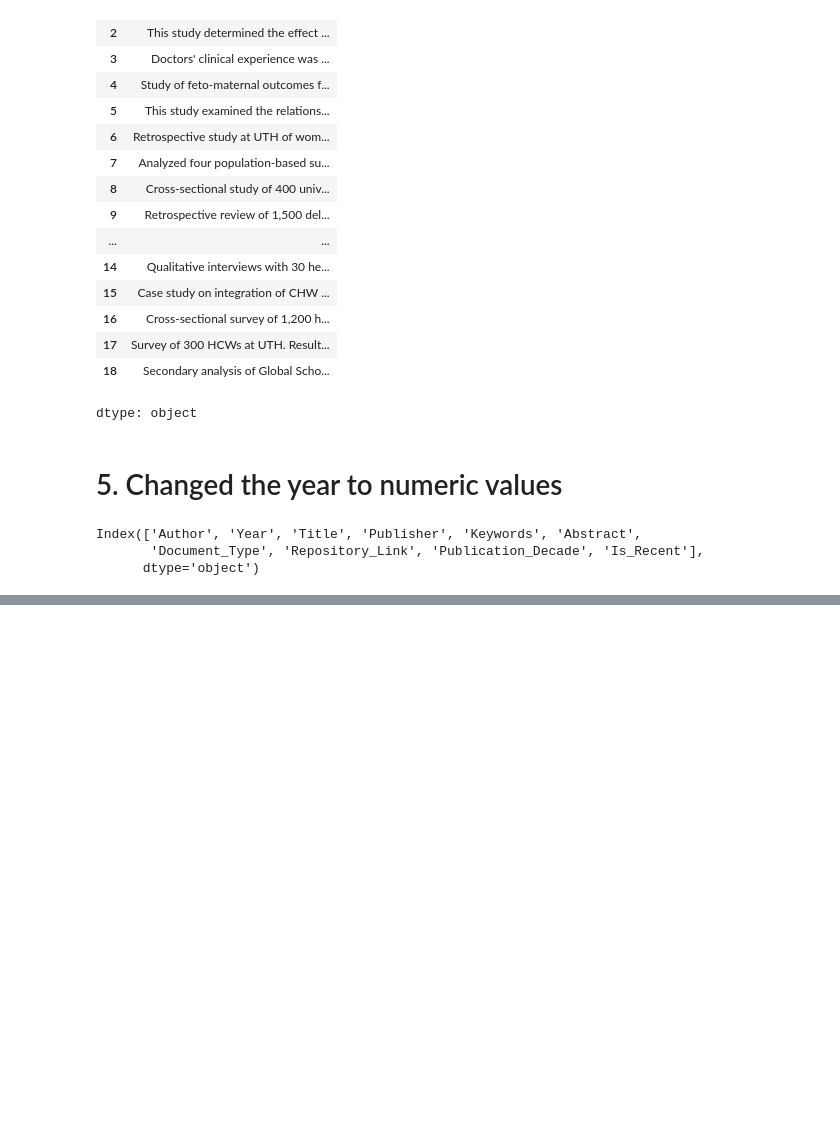
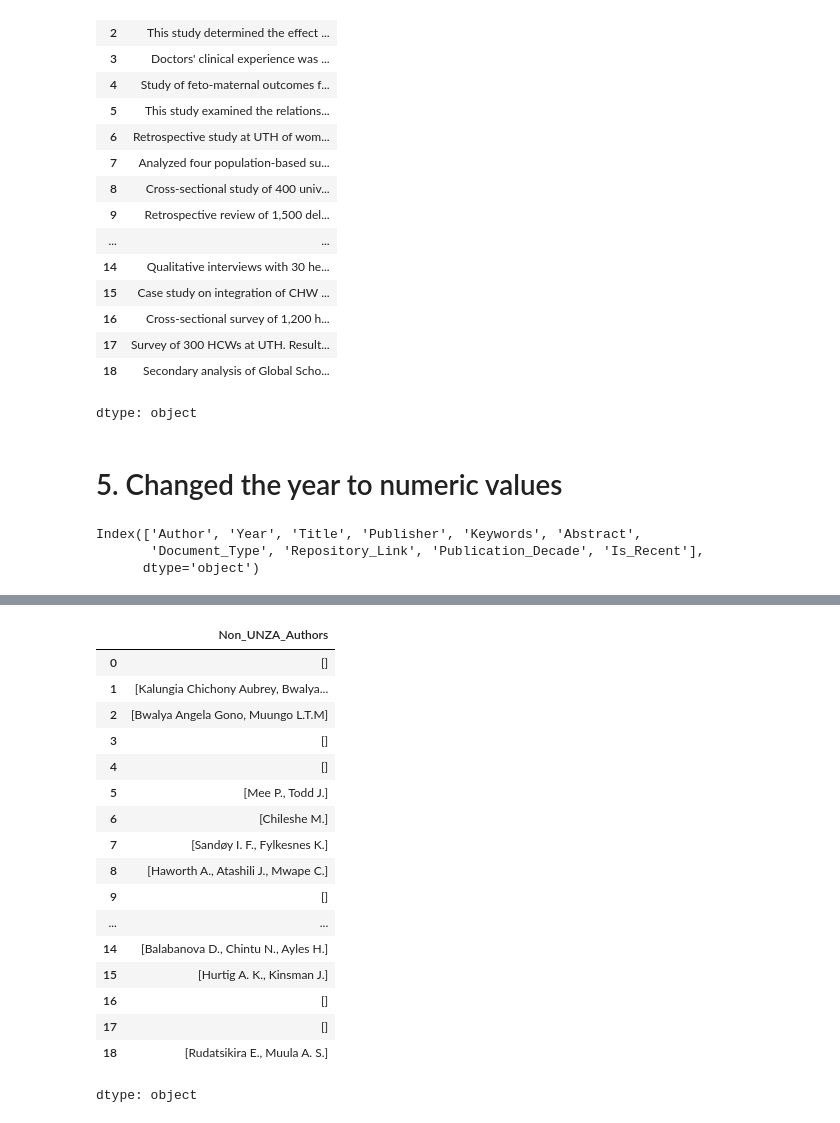
Before and after one commit to JakeSparrow1/project_team_20, a Jupyter notebook: shared_group_notebook.ipynb, the cells around one changed output, grey strips where cells are left out. Cells and saved outputs as stored; diff of their text form; code cells hidden in the pictures; blank space fills up the shorter version.

Commit message:
[DP] refined dataset for feature engineering. Target unza author name

```diff
--- a/shared_group_notebook.ipynb
+++ b/shared_group_notebook.ipynb
@@ -393,0 +464,21 @@ Index(['Author', 'Year', 'Title', 'Publisher', 'Keywords', 'Abstract',
+# %%
+df.Non_UNZA_Authors
+# %% [output]
+|  | Non_UNZA_Authors |
+| 0 | [] |
+| 1 | [Kalungia Chichony Aubrey, Bwalya... |
+| 2 | [Bwalya Angela Gono, Muungo L.T.M] |
+| 3 | [] |
+| 4 | [] |
+| 5 | [Mee P., Todd J.] |
+| 6 | [Chileshe M.] |
+| 7 | [Sandøy I. F., Fylkesnes K.] |
+| 8 | [Haworth A., Atashili J., Mwape C.] |
+| 9 | [] |
+| ... | ... |
+| 14 | [Balabanova D., Chintu N., Ayles H.] |
+| 15 | [Hurtig A. K., Kinsman J.] |
+| 16 | [] |
+| 17 | [] |
+| 18 | [Rudatsikira E., Muula A. S.] |
+dtype: object
```
Also changed, not shown: parts of 13 cells of this notebook.
